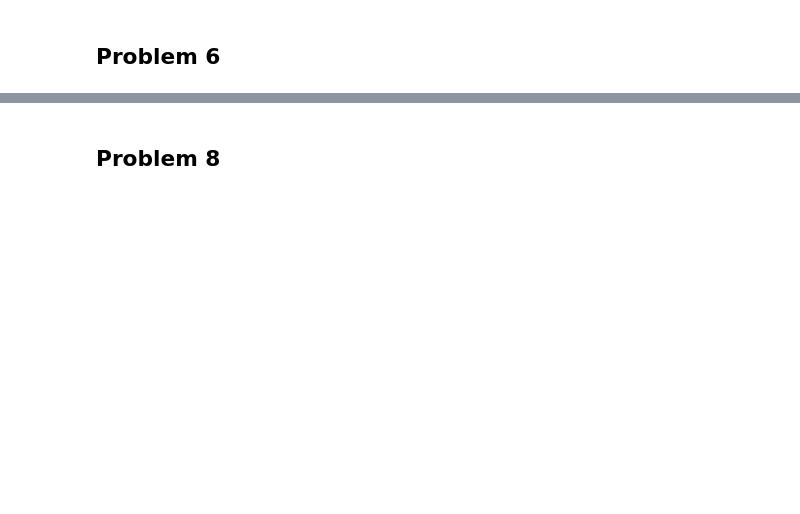
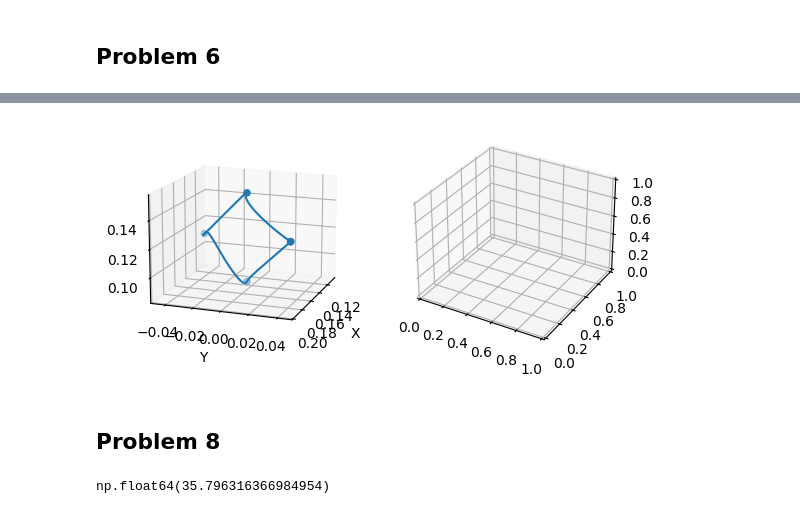
Before and after one commit to RaixSplitter/34753-Robotics-Project, a Jupyter notebook: notebooks/calculations.ipynb, the cells around one changed output, grey strips where cells are left out. Drawn from its saved outputs; the diff is of its cells as text; code cells hidden in the pictures; blank space fills up the shorter version.

```diff
--- a/notebooks/calculations.ipynb
+++ b/notebooks/calculations.ipynb
@@ -329,0 +337,2 @@ plt.axis('equal')
+# %%
+_segments, _points = calc_segments(dh_conv, 4, 0, 27/1000, 0)
@@ -330,2 +341,46 @@ plt.axis('equal')
+# %%
+points = []
+for seqment_i in _segments:
+    times = np.linspace(0, 2, 100)
+    for t_a in times:
+        T_a = Matrix([1, t_a, t_a**2, t_a**3, t_a**4, t_a**5]).T
+
+        Q_a = Matrix([ T_a @ seq_i for seq_i in seqment_i])
+        Q_a
+
+        _theta_1, _theta_2, _theta_3, _theta_4 = Q_a
+
+
+        transform_matrix = sympy.lambdify((theta_1, theta_2, theta_3, theta_4), T['04'], 'sympy')
+
+        transform_matrix(_theta_1, _theta_2, _theta_3, _theta_4)
+
+        origin = np.array([0, 0, 0, 1])
+
+        joint_position = transform_matrix(_theta_1, _theta_2, _theta_3, _theta_4) @ origin
+
+        points.append(joint_position[:3])
+
+points = np.array(points).astype(np.float64)
+# %%
+x, y, z = points[:, 0], points[:, 1], points[:, 2]
+# %%
+points_circle = np.array([point_on_circle(angle) for angle in np.linspace(0, 2*np.pi, 5)]).astype(np.float64)
+xp, yp, zp = points_circle[:, 0], points_circle[:, 1], points_circle[:, 2]
+# %%
+%matplotlib inline
+fig, axs = plt.subplots(1, 2, subplot_kw={'projection': '3d'})
+cols = ['red'] + ['green'] * (len(points)-2) + ['blue']
+axs[0].scatter(xp, yp,zp)
+# axs[0].scatter(y, z, c = cols)
+axs[0].plot(x, y,z)
+axs[0].set_xlabel('X')
+axs[0].set_ylabel('Y')
+axs[0].set_zlabel('Z')
+axs[0].axis('equal')
+axs[0].view_init(elev=15, azim=20, roll=0)
+plt.show()
+# %% [output]
+[figure, added]
 # %% [markdown]
 ## Problem 8
@@ -334,0 +390,4 @@ jacobian_circle_angle(J_end, phi, 0, dh_conv)
+# %%
+max(conditions)
+# %% [output]
+np.float64(35.796316366984954)
```
Also changed, not shown: parts of 16 cells of this notebook, 1 other file.
